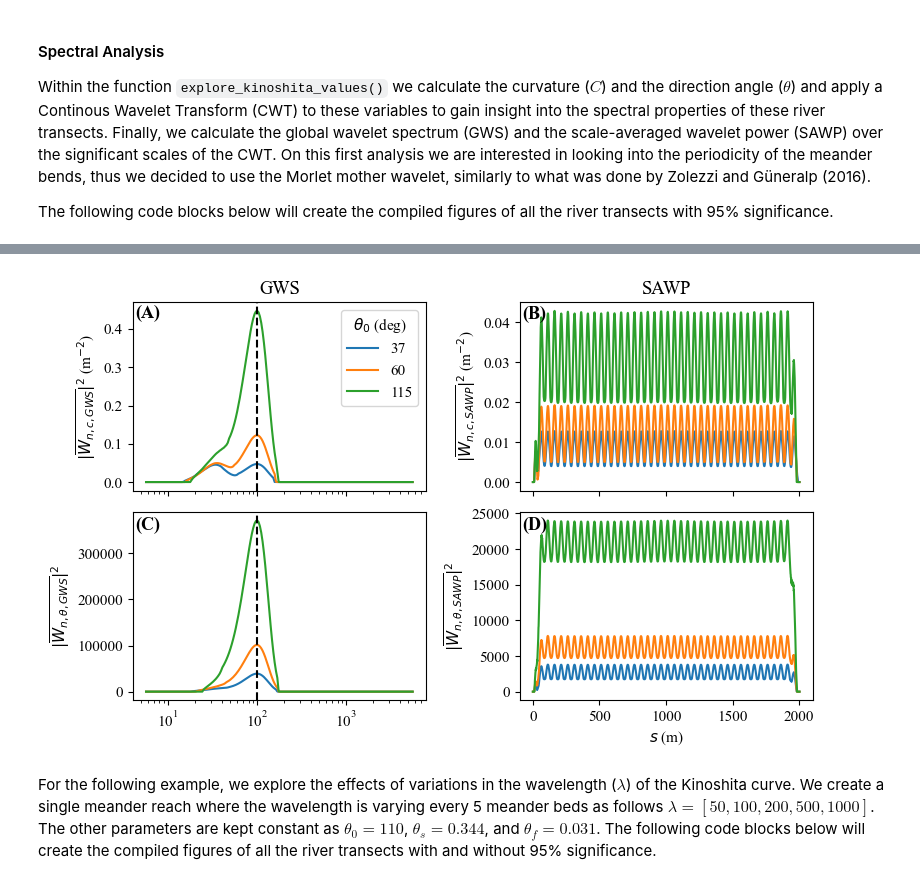
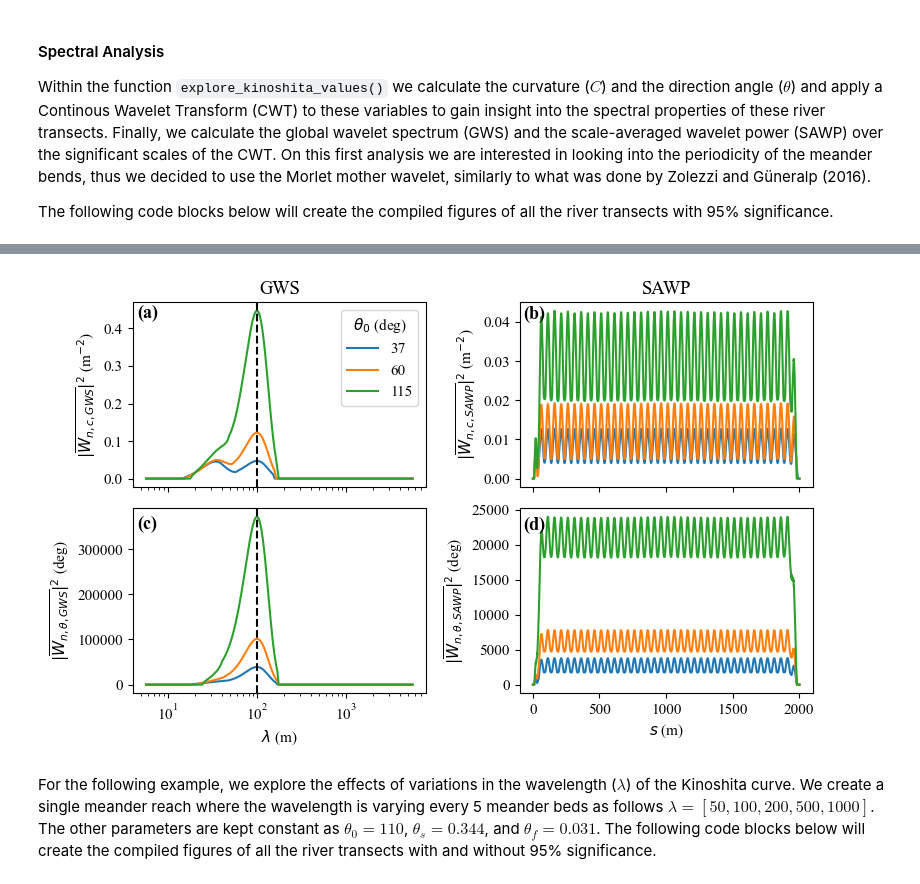
Before and after one commit to gomezvelezlab/WigglyRivers, a Jupyter notebook: examples/workflows/Synthetic_Rivers/Kinoshita_Examples.ipynb, the cells around one changed output, grey strips where cells are left out. Cells and saved outputs as stored; diff of their text form; code cells hidden in the pictures.

```diff
--- a/examples/workflows/Synthetic_Rivers/Kinoshita_Examples.ipynb
+++ b/examples/workflows/Synthetic_Rivers/Kinoshita_Examples.ipynb
@@ -676,47 +683,47 @@ for i in range(len(theta_0)):
     ax[i_dat].plot(results_theta['rivers'][i]['0'].cwt_wavelength_angle,
              results_theta['rivers'][i]['0'].cwt_gws_angle_sig,
              label=f'{theta_0[i]:.0f}')
-# ax[i_dat].set_xlabel(r'$\lambda$ (m)')
-ax[i_dat].set_ylabel(r"$|\overline{W_{n,\theta,GWS}}|^2$")
+ax[i_dat].set_xlabel(r'$\lambda$ (m)')
+ax[i_dat].set_ylabel(r"$|\overline{W_{n,\theta,GWS}}|^2$ (deg)")
 ax[i_dat].axvline(lambda_value, color='k', linestyle='--')
 ax[i_dat].set_xscale('log')
 
 i_dat = 1
 ax[i_dat].set_title('SAWP')
 for i in range(len(theta_0)):
     ax[i_dat].plot(results_theta['rivers'][i]['0'].s,
                    results_theta['rivers'][i]['0'].cwt_sawp_c_sig,
                    label=f'{theta_0[i]:.0f}')
 # ax[i_dat].set_xlabel('Wavelength (m)')
 ax[i_dat].set_ylabel(r"$|\overline{W_{n,c,SAWP}}|^2$ (m$^{-2}$)")
 # ax[i_dat].axvline(lambda_value, color='k', linestyle='--')
 # ax[i_dat].set_ylabel('Power$^2$')
 # ax[i_dat].set_xscale('log')
 # ax[i_dat].legend(title='$\\theta_0$ (deg)')
 
 i_dat = 3
 # ax[i_dat].set_title('Angle')
 for i in range(len(theta_0)):
     ax[i_dat].plot(results_theta['rivers'][i]['0'].s,
              results_theta['rivers'][i]['0'].cwt_sawp_angle_sig,
              label=f'{theta_0[i]:.0f}')
-ax[i_dat].set_ylabel(r"$|\overline{W_{n,\theta,SAWP}}|^2$")
+ax[i_dat].set_ylabel(r"$|\overline{W_{n,\theta,SAWP}}|^2$ (deg)")
 ax[i_dat].set_xlabel('$s$ (m)')
 # ax[i_dat].set_xlim([160, 160+50])
 
 # Literals
-f.text(0.145, 0.89, '(A)', ha='center', fontsize=fs + 2, weight='bold')
-f.text(0.629, 0.89, '(B)', ha='center', fontsize=fs + 2, weight='bold')
-f.text(0.145, 0.469, '(C)', ha='center', fontsize=fs + 2, weight='bold')
-f.text(0.629, 0.469, '(D)', ha='center', fontsize=fs + 2, weight='bold')
+f.text(0.145, 0.89, '(a)', ha='center', fontsize=fs + 2, weight='bold')
+f.text(0.629, 0.89, '(b)', ha='center', fontsize=fs + 2, weight='bold')
+f.text(0.145, 0.469, '(c)', ha='center', fontsize=fs + 2, weight='bold')
+f.text(0.629, 0.469, '(d)', ha='center', fontsize=fs + 2, weight='bold')
 
 
 plt.tight_layout()
 utl.cr_folder('../manuscript_figures/')
 plt.savefig(f'../manuscript_figures/Figure_06_compare_GWS_theta_angle.png', dpi=500)
 plt.show()
 # %% [output]
-[figure, old version]
+[figure, new version]
 # %% [markdown]
 For the following example, we explore the effects of variations in the wavelength ($\lambda$) of the Kinoshita curve. We create a single meander reach where the wavelength is varying every 5 meander beds as follows $\lambda=[50, 100, 200, 500, 1000]$. The other parameters are kept constant as $\theta_0=110$, $\theta_s=0.344$, and $\theta_f=0.031$. The following code blocks below will create the compiled figures of all the river transects with and without 95% significance.
 # %%
```
Also changed, not shown: parts of 13 cells of this notebook, 4 other files.
